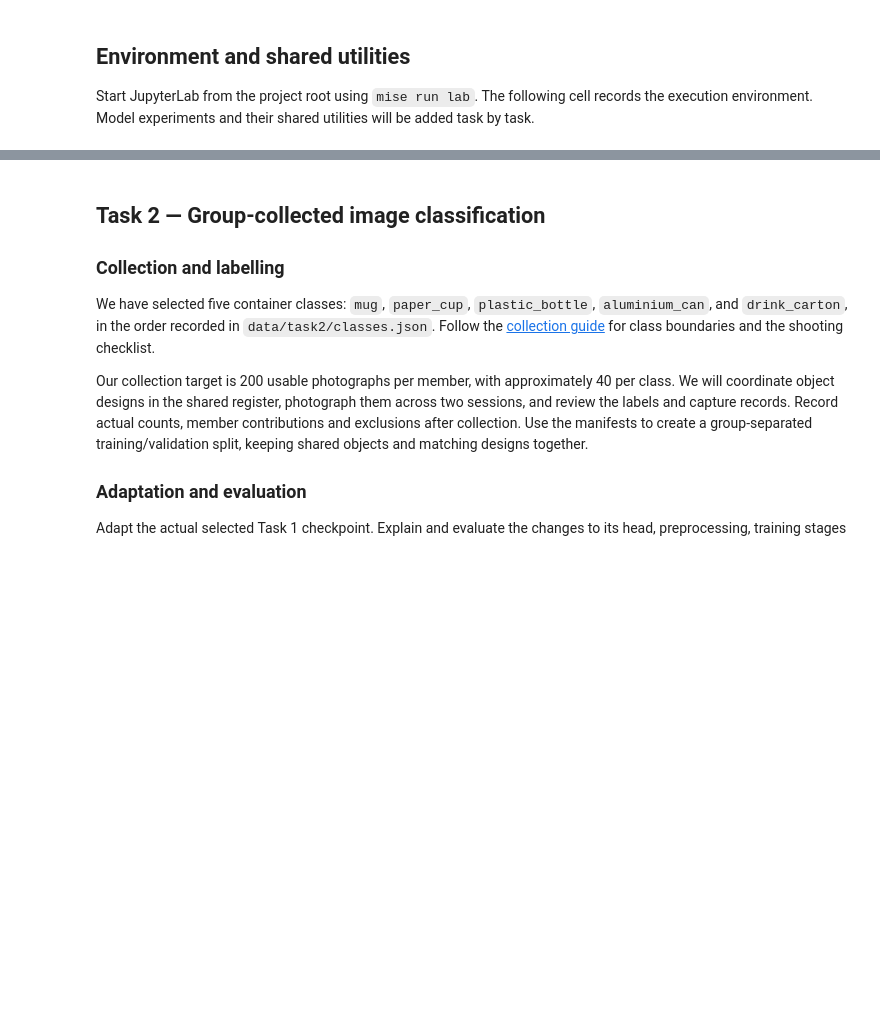
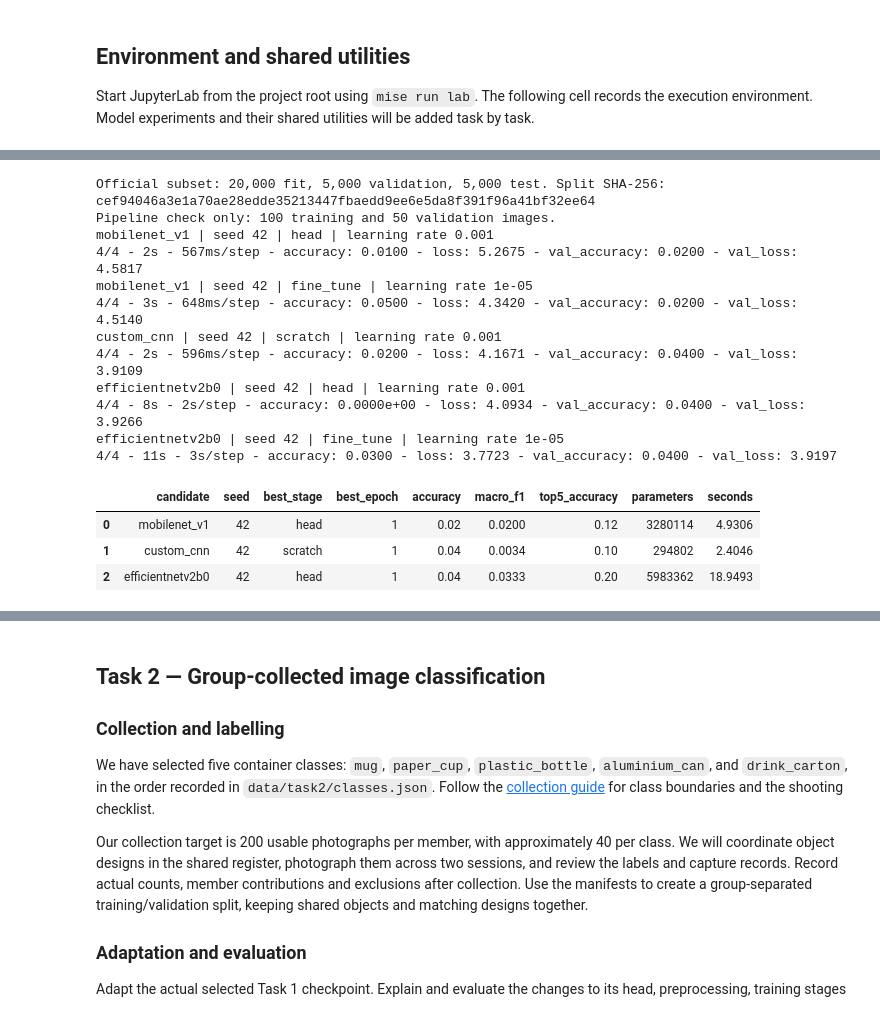
Before and after one commit to PenSul/COMP4930SEF-Project, a Jupyter notebook: project_report.ipynb, the cells around one changed output, grey strips where cells are left out. Cells and saved outputs as stored; diff of their text form; code cells hidden in the pictures; blank space fills up the shorter version.

```diff
--- a/project_report.ipynb
+++ b/project_report.ipynb
@@ -63,0 +562,58 @@ Select the configuration using validation evidence. Evaluate its seed-42 best-va
+# %%
+if MODE != "preview":
+    fit_pair, val_pair, official_test_pair, split_id = load_task1_data()
+    print(
+        f"Official subset: {len(fit_pair[1]):,} fit, {len(val_pair[1]):,} validation, "
+        f"{len(official_test_pair[1]):,} test. Split SHA-256: {split_id}"
+    )
+    settings = experiment_settings(split_id)
+    experiment_id = hashlib.sha256(
+        json.dumps(settings, sort_keys=True).encode()
+    ).hexdigest()[:20]
+    directory = (
+        TASK1_DIR / ("smoke" if MODE == "smoke" else "experiments") / experiment_id
+    )
+    directory.mkdir(parents=True, exist_ok=True)
+    if MODE == "smoke":
+        fit_pair, val_pair = smoke_sample(fit_pair, 2), smoke_sample(val_pair, 1)
+        print("Pipeline check only: 100 training and 50 validation images.")
+    with task1_writer():
+        write_json(directory / "settings.json", settings)
+        records = [
+            validation_run(name, seed, fit_pair, val_pair, directory)
+            for name in CANDIDATES
+            for seed in ((42,) if MODE == "smoke" else RUN_SEEDS)
+        ]
+    run_table = pd.DataFrame(records)
+    display(
+        run_table[
+            [
+                "candidate",
+                "seed",
+                "best_stage",
+                "best_epoch",
+                "accuracy",
+                "macro_f1",
+                "top5_accuracy",
+                "parameters",
+                "seconds",
+            ]
+        ].round(4)
+    )
+# %% [output]
+Official subset: 20,000 fit, 5,000 validation, 5,000 test. Split SHA-256: cef94046a3e1a70ae28edde35213447fbaedd9ee6e5da8f391f96a41bf32ee64
+Pipeline check only: 100 training and 50 validation images.
+mobilenet_v1 | seed 42 | head | learning rate 0.001
+4/4 - 2s - 567ms/step - accuracy: 0.0100 - loss: 5.2675 - val_accuracy: 0.0200 - val_loss: 4.5817
+mobilenet_v1 | seed 42 | fine_tune | learning rate 1e-05
+4/4 - 3s - 648ms/step - accuracy: 0.0500 - loss: 4.3420 - val_accuracy: 0.0200 - val_loss: 4.5140
+custom_cnn | seed 42 | scratch | learning rate 0.001
+4/4 - 2s - 596ms/step - accuracy: 0.0200 - loss: 4.1671 - val_accuracy: 0.0400 - val_loss: 3.9109
+efficientnetv2b0 | seed 42 | head | learning rate 0.001
+4/4 - 8s - 2s/step - accuracy: 0.0000e+00 - loss: 4.0934 - val_accuracy: 0.0400 - val_loss: 3.9266
+efficientnetv2b0 | seed 42 | fine_tune | learning rate 1e-05
+4/4 - 11s - 3s/step - accuracy: 0.0300 - loss: 3.7723 - val_accuracy: 0.0400 - val_loss: 3.9197
+|  | candidate | seed | best_stage | best_epoch | accuracy | macro_f1 | top5_accuracy | parameters | seconds |
+| 0 | mobilenet_v1 | 42 | head | 1 | 0.02 | 0.0200 | 0.12 | 3280114 | 4.9306 |
+| 1 | custom_cnn | 42 | scratch | 1 | 0.04 | 0.0034 | 0.10 | 294802 | 2.4046 |
+| 2 | efficientnetv2b0 | 42 | head | 1 | 0.04 | 0.0333 | 0.20 | 5983362 | 18.9493 |
```
Also changed, not shown: parts of 20 cells of this notebook, 2 other files.
